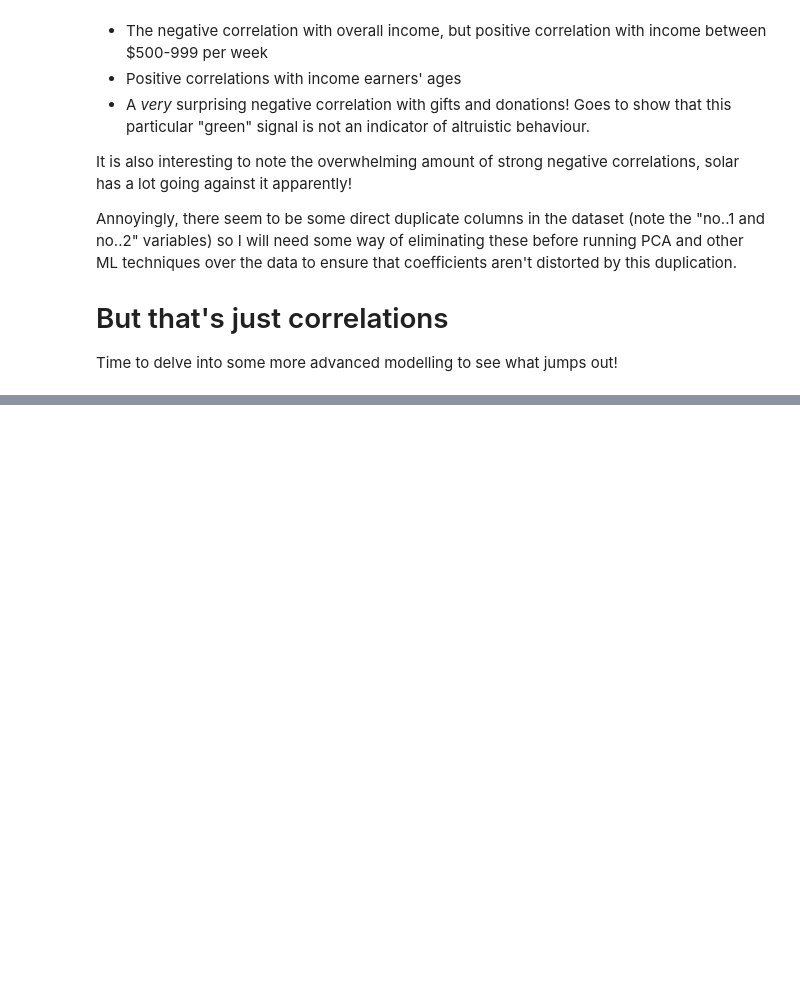
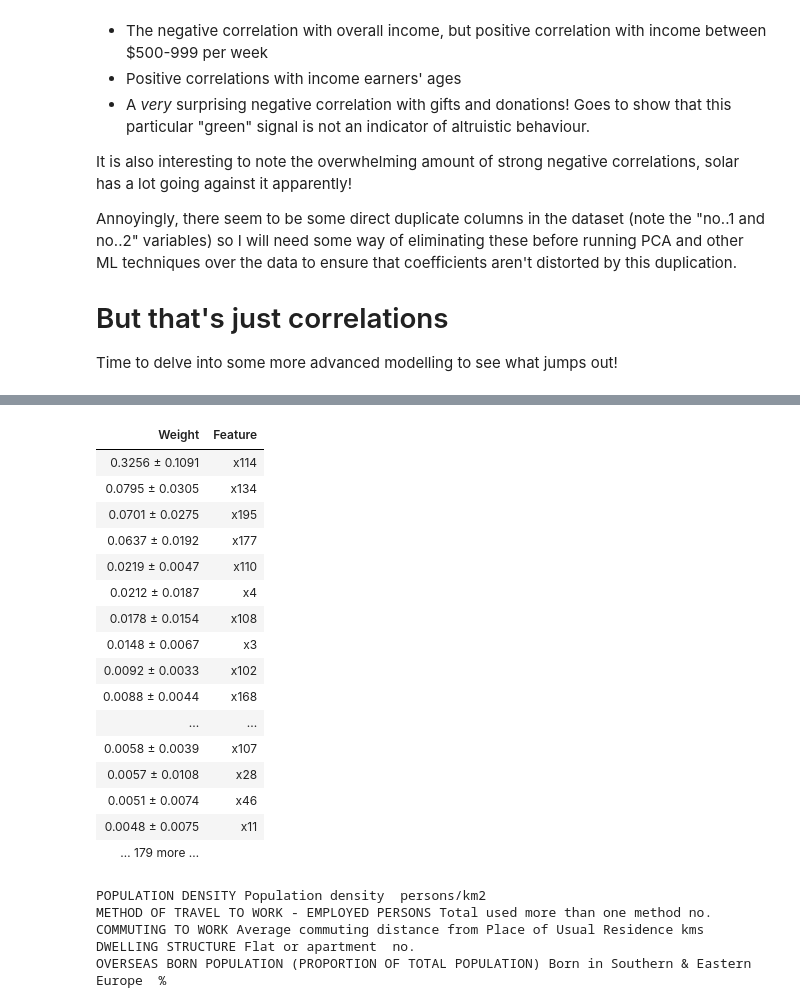
Before and after one commit to blkemp/ABS-Region-Data, a Jupyter notebook: ABS Region Data.ipynb, the cells around one changed output, grey strips where cells are left out. Saved outputs shown, nothing was run; the diff lists cells and outputs as text; code cells hidden in the pictures; blank space fills up the shorter version.

```diff
--- a/ABS Region Data.ipynb
+++ b/ABS Region Data.ipynb
@@ -483,3 +569,37 @@ X_train, X_test, y_train, y_test = train_test_split(X, y, test_size = 0.2, rando
+# %%
+perm = eli5.sklearn.PermutationImportance(rf).fit(X_test, y_test)
+# %%
+eli5.show_weights(perm)
+# %% [output]
+| Weight | Feature |
+| 0.3256 ± 0.1091 | x114 |
+| 0.0795 ± 0.0305 | x134 |
+| 0.0701 ± 0.0275 | x195 |
+| 0.0637 ± 0.0192 | x177 |
+| 0.0219 ± 0.0047 | x110 |
+| 0.0212 ± 0.0187 | x4 |
+| 0.0178 ± 0.0154 | x108 |
+| 0.0148 ± 0.0067 | x3 |
+| 0.0092 ± 0.0033 | x102 |
+| 0.0088 ± 0.0044 | x168 |
+| ... | ... |
+| 0.0058 ± 0.0039 | x107 |
+| 0.0057 ± 0.0108 | x28 |
+| 0.0051 ± 0.0074 | x46 |
+| 0.0048 ± 0.0075 | x11 |
+| … 179 more … |  |
+# %%
+print(X.columns[114])
+print(X.columns[134])
+print(X.columns[195])
+print(X.columns[177])
+print(X.columns[110])
+# %% [output]
+POPULATION DENSITY Population density  persons/km2
+METHOD OF TRAVEL TO WORK - EMPLOYED PERSONS Total used more than one method no.
+COMMUTING TO WORK Average commuting distance from Place of Usual Residence kms
+DWELLING STRUCTURE Flat or apartment  no.
+OVERSEAS BORN POPULATION (PROPORTION OF TOTAL POPULATION) Born in Southern & Eastern Europe  %
 # %%
 def coef_weights(coefficients, X_train):
     '''
```
Also changed, not shown: parts of 27 cells of this notebook.
